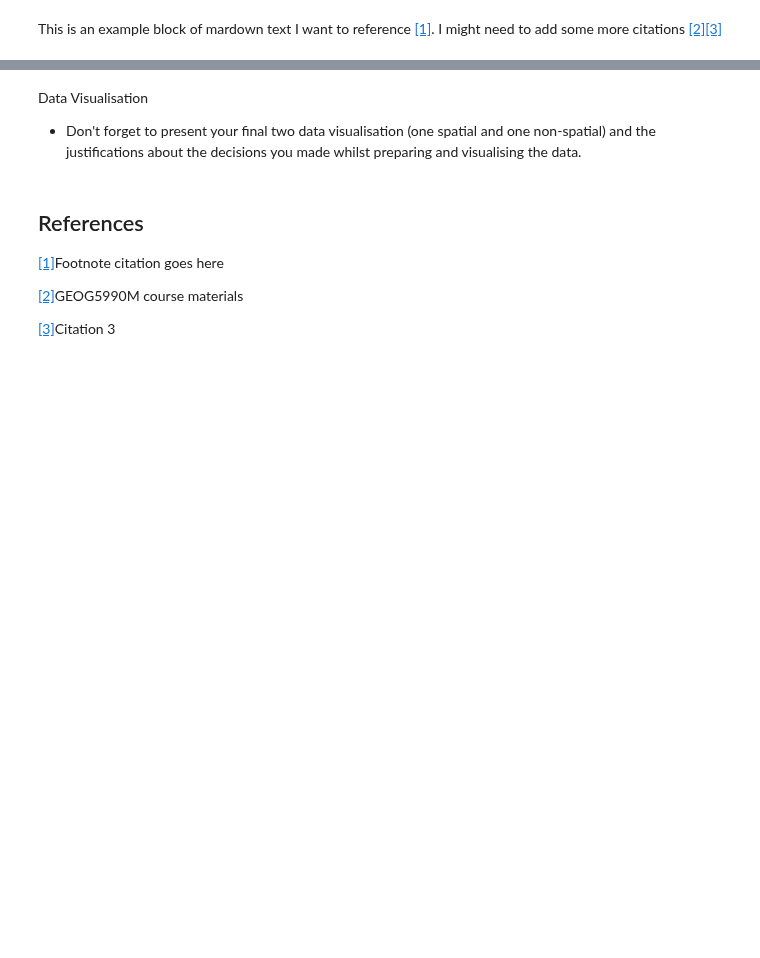
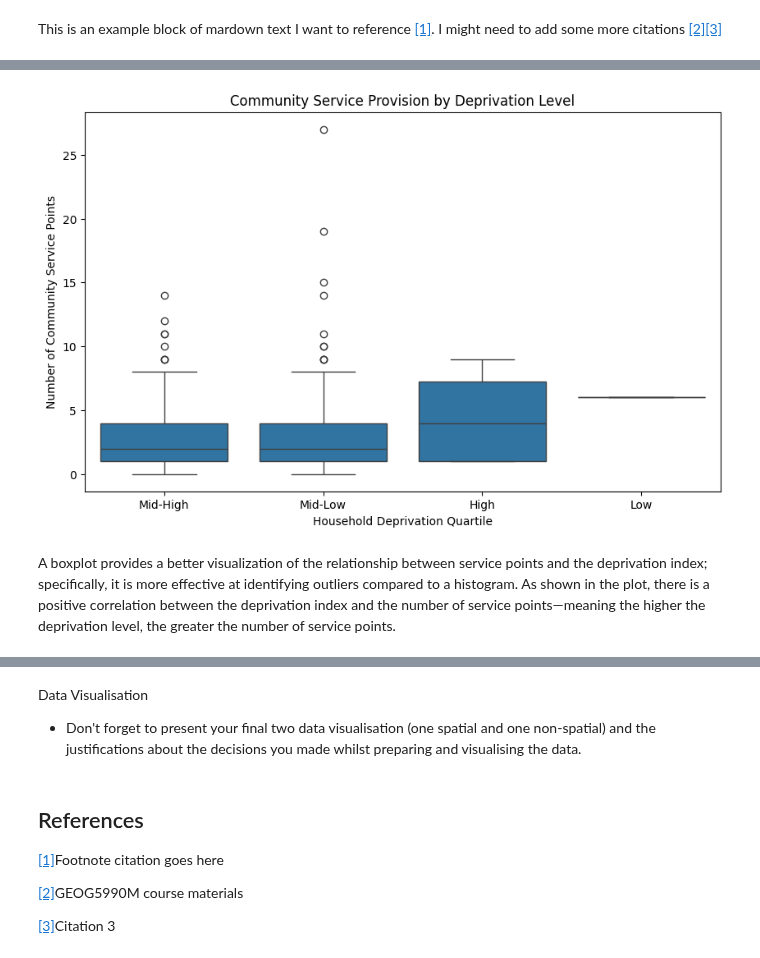
Before and after one commit to smtz0472/GEOG5415, a Jupyter notebook: notebooks/assignment_templates/GEOG5990M_Final_Project_template.ipynb, the cells around one changed output, grey strips where cells are left out. Saved outputs shown, nothing was run; the diff lists cells and outputs as text; code cells hidden in the pictures; blank space fills up the shorter version.

```diff
--- a/notebooks/assignment_templates/GEOG5990M_Final_Project_template.ipynb
+++ b/notebooks/assignment_templates/GEOG5990M_Final_Project_template.ipynb
@@ -333,0 +456,12 @@ This is an example block of mardown text I want to reference <a href="#ref1">[1]
+# %%
+#If percentage is between 0 and 0.25, label as 'Low'
+leeds_lsoa_dep.loc[leeds_lsoa_dep['dep_plus_per'] <= 0.25, 'dep_class'] = 'Low'
+# %%
+#If percentage is between 0.25 and 0.50, label as 'Mid-Low'
+leeds_lsoa_dep.loc[(leeds_lsoa_dep['dep_plus_per']>0.25)&(leeds_lsoa_dep['dep_plus_per'] <= 0.50),'dep_class'] = 'Mid-Low'
+# %%
+#If percentage is between 0.5 and 0.75, label as 'Mid-Low'
+leeds_lsoa_dep.loc[(leeds_lsoa_dep['dep_plus_per'] > 0.50) & (leeds_lsoa_dep['dep_plus_per'] <= 0.75), 'dep_class'] = 'Mid-High'
+# %%
+#If percentage is greater than 0.75, label as 'High'
+leeds_lsoa_dep.loc[leeds_lsoa_dep['dep_plus_per'] > 0.75, 'dep_class'] = 'High'
@@ -333,0 +478,12 @@ This is an example block of mardown text I want to reference <a href="#ref1">[1]
+# %%
+#creat a boxplot
+plt.figure(figsize=(10, 6))
+sns.boxplot(x='dep_class',y='service_count',data=leeds_lsoa_dep)
+plt.xlabel('Household Deprivation Quartile')
+plt.ylabel('Number of Community Service Points')
+plt.title('Community Service Provision by Deprivation Level')
+plt.show()
+# %% [output]
+[figure, added]
+# %% [markdown]
+A boxplot provides a better visualization of the relationship between service points and the deprivation index; specifically, it is more effective at identifying outliers compared to a histogram. As shown in the plot, there is a positive correlation between the deprivation index and the number of service points—meaning the higher the deprivation level, the greater the number of service points.
```
Also changed, not shown: parts of 21 cells of this notebook.
